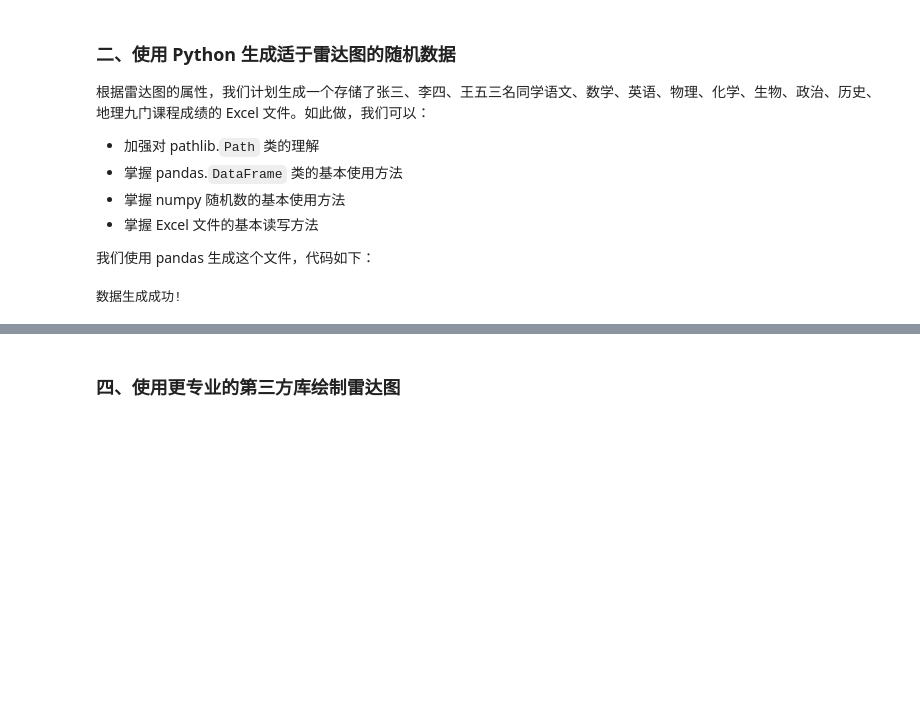
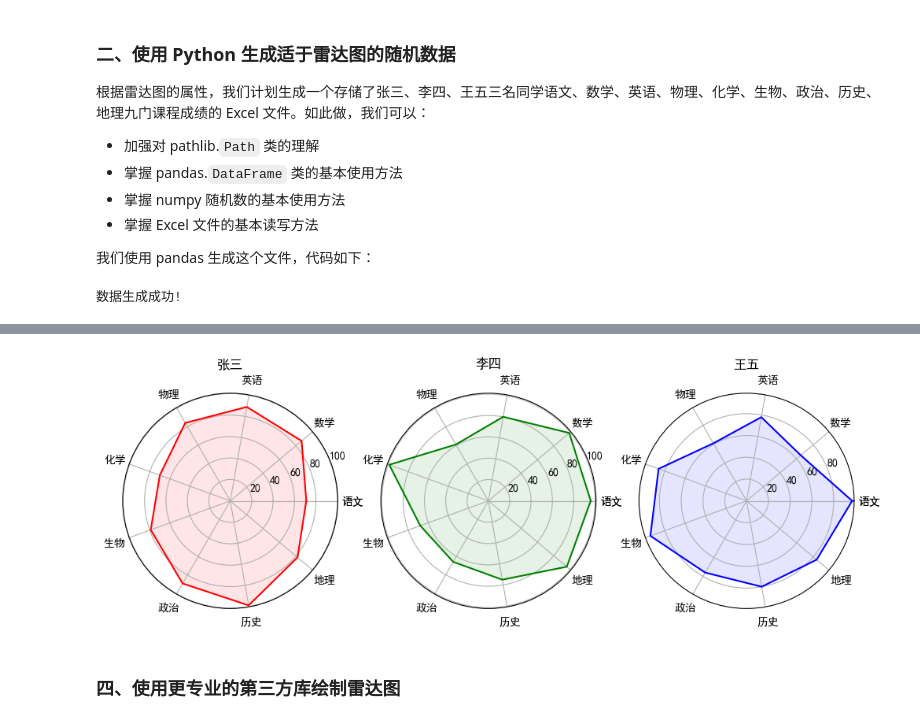
Before and after one commit to Vincy1230/python-data-analysis, a Jupyter notebook: 期末报告/main.ipynb, the cells around one changed output, grey strips where cells are left out. Drawn from its saved outputs; the diff is of its cells as text; code cells hidden in the pictures; blank space fills up the shorter version.

```diff
--- a/期末报告/main.ipynb
+++ b/期末报告/main.ipynb
@@ -73,3 +79,34 @@ if __name__ == '__main__':
+# %%
+"""
+使用 pathlib 绘制雷达图
+------------------------------------------------------------
+这里读取上一段生成的 Excel 文件, 并绘制雷达图
+"""
+
+import matplotlib.pyplot as plt
+from pathlib import Path
+from math import pi
+
+dir = Path('.').parent                      # 获取当前位置
+df = pd.read_excel(dir / 'data.xlsx')       # 读取 Data.xlsx 文件
+names = df.iloc[:, 0].values                # 读取第一列作为子图标题
+labels = df.columns[1:].values              # 读取第一行作为雷达图的标签
+data = df.iloc[:, 1:].values                # 读取数据
+plt.figure(figsize=(12, 4), dpi=100)        # 设置画布大小和分辨率
+plt.rcParams['font.sans-serif'] = ['SimHei']    # 解决中文显示问题
+theta = [j * 2 * pi / 9 for j in range(10)]     # 设置雷达图的角度集 (0, 40, 80, ..., 360)
+lab = labels.tolist() + [labels[0]]             # 设置雷达图的标签集
+colors = ['r', 'g', 'b']                        # 设置子图的颜色集
+for i in range(3):
+    plt.subplot(1, 3, i + 1, polar=True)    # 设置子图
+    rhos = list(data[i]) + [data[i][0]]     # 设置雷达图的半径集
+    plt.plot(theta, rhos, color=colors[i])  # 绘制雷达图
+    plt.title(names[i])                     # 设置子图标题
+    plt.xticks(theta, lab)                  # 替代极坐标
+    plt.fill(theta, rhos, alpha=0.1, color=colors[i])   # 填充雷达图
+plt.show()                                  # 显示图像
+# %% [output]
+[figure, added]
 # %% [markdown]
 ### 四、使用更专业的第三方库绘制雷达图
 # %% [markdown]
```
Also changed, not shown: parts of 3 cells of this notebook, 1 other file.
